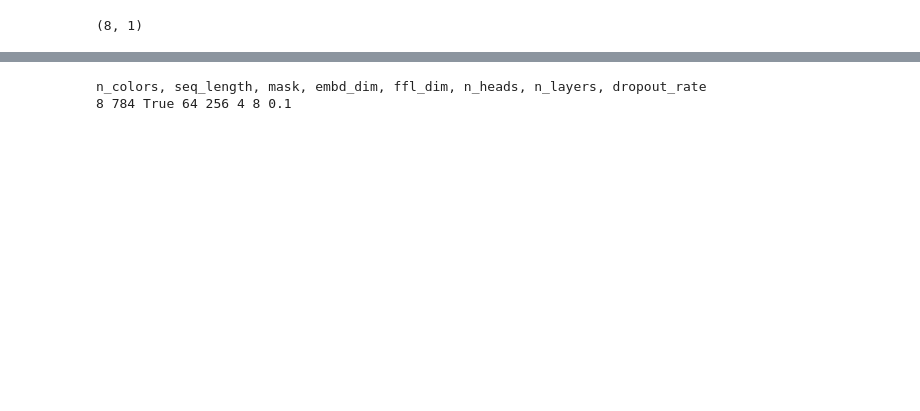
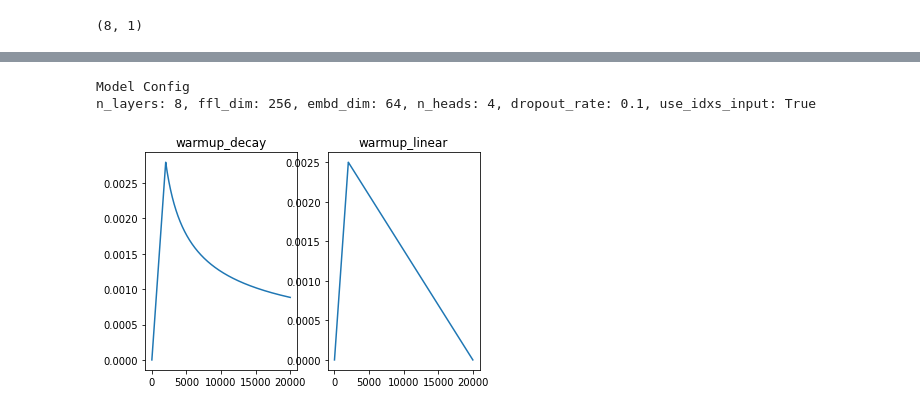
Before and after one commit to maxeonyx/msc, a Jupyter notebook: cgt-mnist/cgt-mnist.ipynb, the cells around one changed output, grey strips where cells are left out. Drawn from its saved outputs; the diff is of its cells as text; code cells hidden in the pictures; blank space fills up the shorter version.

```diff
--- a/cgt-mnist/cgt-mnist.ipynb
+++ b/cgt-mnist/cgt-mnist.ipynb
@@ -33,6 +33,7 @@ config = {
         'embd_dim': 64,
         'n_heads': 4,
         'dropout_rate': 0.1,
+        'use_idxs_input': True,
     },
     'dataset': {
         'buffer_size': 10000,
@@ -41,8 +42,9 @@ config = {
         'square_regions': False,
     },
     'lr_warmup_steps': 2000,
+    'lr_schedule': 'warmup_linear',
     'steps_per_epoch': 1000,
-    'n_epochs': 10,
+    'n_epochs': 20,
     'seq_length': 784,
 }
 # %%
@@ -364,15 +389,62 @@ def transformer(n_colors, seq_length, mask, embd_dim, ffl_dim, n_heads, n_layers
 
 model = transformer(
     config['n_colors'],
-    config['seq_length'],
+    seq_length=783,
     mask=True,
     **config['model'],
 )
+print('Model Config')
+print(', '.join(f'{k}: {v}' for k, v in config['model'].items()))
+print()
 
 from keras.utils.vis_utils import plot_model
 
 # plot_model(model, to_file="model.png", expand_nested=True, show_shapes=True, show_layer_names=True)
 # %% [output]
-n_colors, seq_length, mask, embd_dim, ffl_dim, n_heads, n_layers, dropout_rate
-8 784 True 64 256 4 8 0.1
+Model Config
+n_layers: 8, ffl_dim: 256, embd_dim: 64, n_heads: 4, dropout_rate: 0.1, use_idxs_input: True
+# %%
+
+total_steps = config['n_epochs'] * config['steps_per_epoch']
+
+class WarmupDecay(tf.keras.optimizers.schedules.LearningRateSchedule):
+    def __init__(self, embd_dim, warmup_steps):
+        super(WarmupDecay, self).__init__()
+
+        self.d_model = embd_dim
+        self.d_model = tf.cast(self.d_model, tf.float32)
+
+        self.warmup_steps = warmup_steps
+
+    def __call__(self, step):
+        arg1 = step * (self.warmup_steps ** -1.5)
+        arg2 = tf.math.rsqrt(step)
+
+        return tf.math.rsqrt(self.d_model) * tf.math.minimum(arg1, arg2)
+
+class WarmupLinear(tf.keras.optimizers.schedules.LearningRateSchedule):
+    def __init__(self, peak_lr, warmup_steps):
+        super(WarmupLinear, self).__init__()
+
+        self.peak_lr = peak_lr
+        self.total_steps = total_steps
+        self.warmup_steps = warmup_steps
+
+    def __call__(self, step):
+        arg1 = step/self.warmup_steps
+        arg2 = 1 - (step-self.warmup_steps)/(self.total_steps - self.warmup_steps)
+
+        return self.peak_lr * tf.math.minimum(arg1, arg2)
+
+lr_schedules = {
+    'warmup_decay': WarmupDecay(config['model']['embd_dim'], config['lr_warmup_steps']),
+    'warmup_linear': WarmupLinear(0.0025, config['lr_warmup_steps']),
+}
+fig, axes = plt.subplots(1, len(lr_schedules))
+for ax, (name, lr_schedule) in zip(axes, lr_schedules.items()):
+    ax.set_title(name)
+    ax.plot(list(range(total_steps)), [lr_schedule(float(step)) for step in range(total_steps)])
+plt.show()
+# %% [output]
+[figure, added]
 # %%
```
Also changed, not shown: parts of 10 cells of this notebook, 1 other file.
